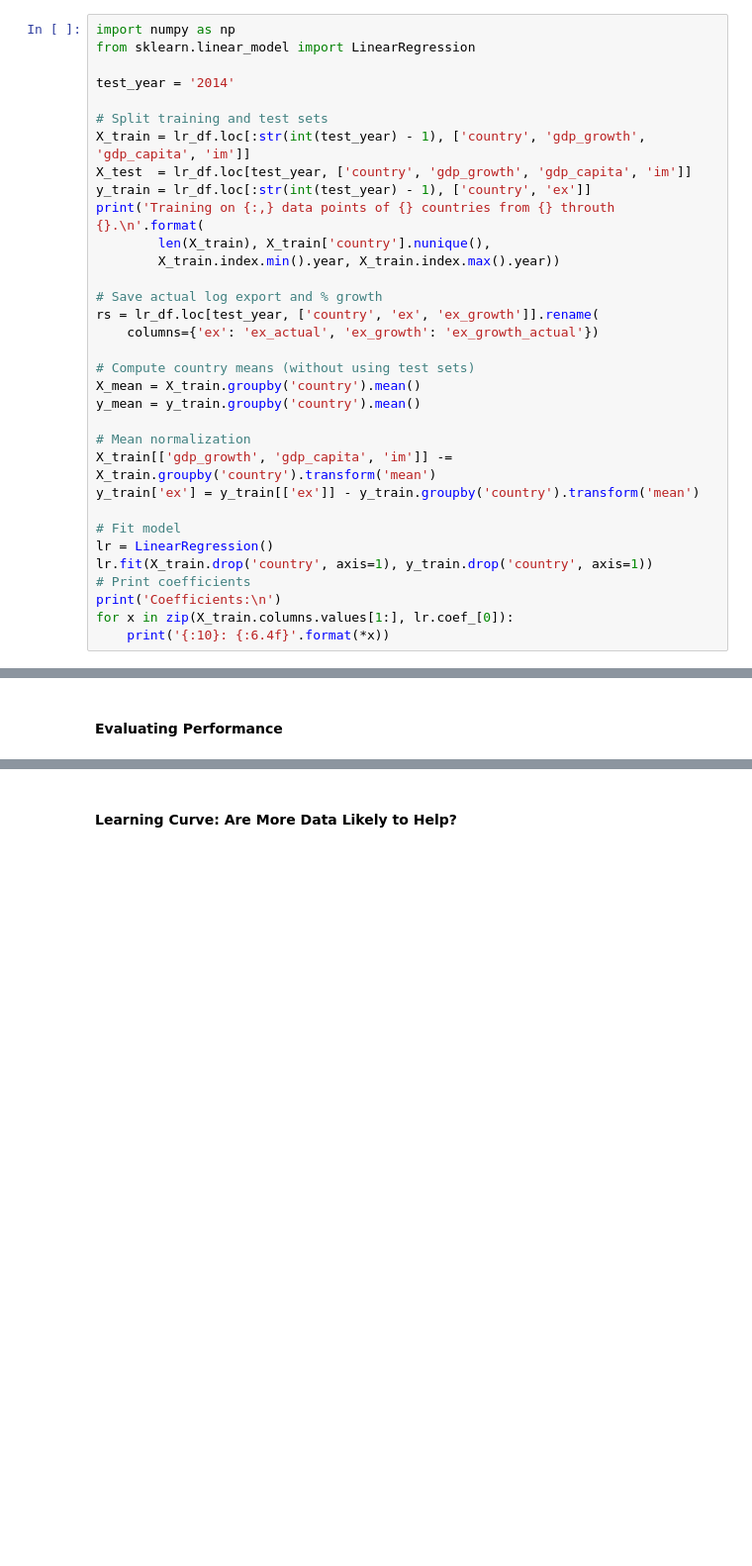
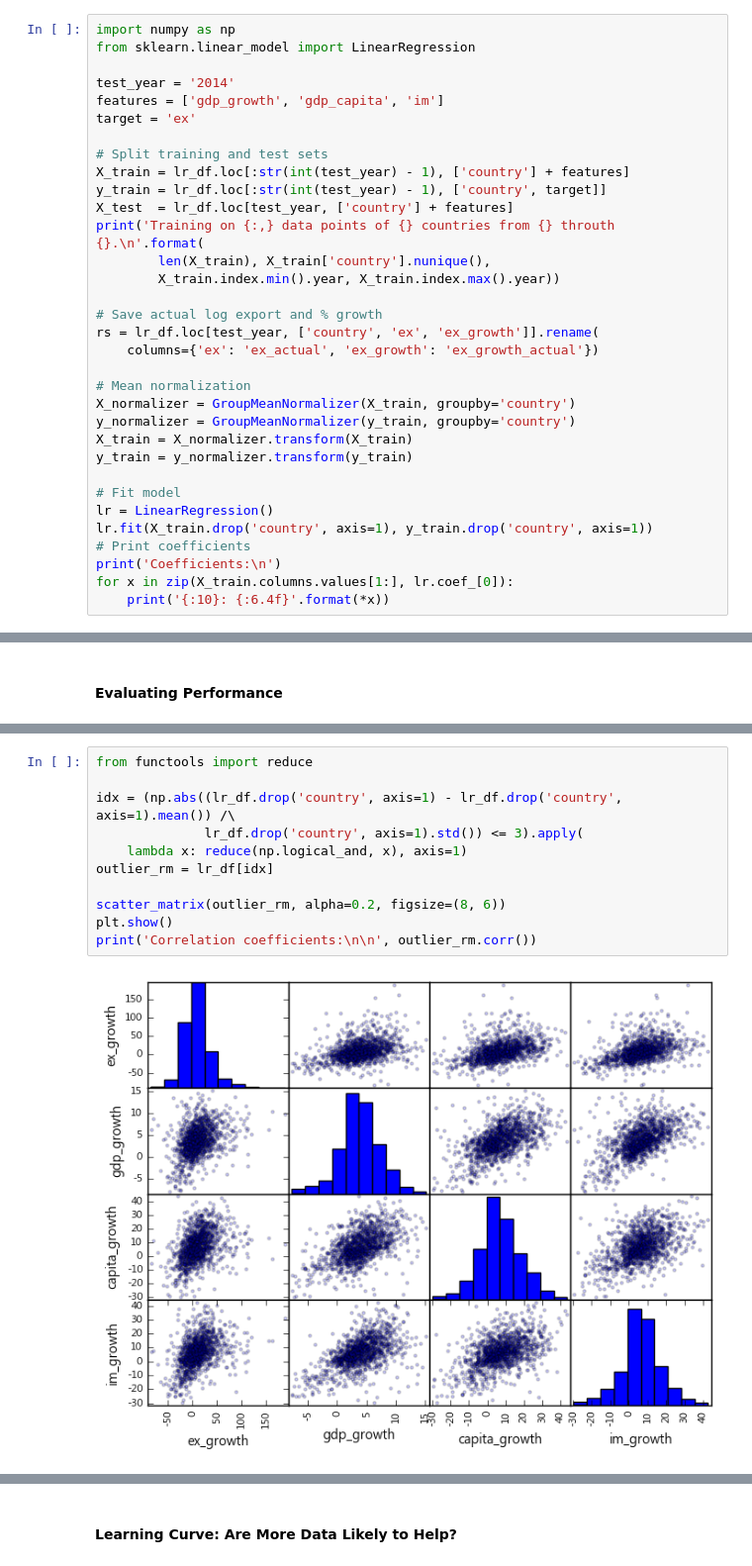
Before and after one commit to lincht/TradeModel, a Jupyter notebook: model/growth_pred.ipynb, the cells around one changed output, grey strips where cells are left out. Shown at 99% size. Saved outputs shown, nothing was run; the diff lists cells and outputs as text; blank space fills up the shorter version.

```diff
--- a/model/growth_pred.ipynb
+++ b/model/growth_pred.ipynb
@@ -46,11 +86,13 @@ import numpy as np
 from sklearn.linear_model import LinearRegression
 
 test_year = '2014'
+features = ['gdp_growth', 'gdp_capita', 'im']
+target = 'ex'
 
 # Split training and test sets
-X_train = lr_df.loc[:str(int(test_year) - 1), ['country', 'gdp_growth', 'gdp_capita', 'im']]
-X_test  = lr_df.loc[test_year, ['country', 'gdp_growth', 'gdp_capita', 'im']]
-y_train = lr_df.loc[:str(int(test_year) - 1), ['country', 'ex']]
+X_train = lr_df.loc[:str(int(test_year) - 1), ['country'] + features]
+y_train = lr_df.loc[:str(int(test_year) - 1), ['country', target]]
+X_test  = lr_df.loc[test_year, ['country'] + features]
 print('Training on {:,} data points of {} countries from {} throuth {}.\n'.format(
         len(X_train), X_train['country'].nunique(),
         X_train.index.min().year, X_train.index.max().year))
@@ -59,13 +101,11 @@ print('Training on {:,} data points of {} countries from {} throuth {}.\n'.forma
 rs = lr_df.loc[test_year, ['country', 'ex', 'ex_growth']].rename(
     columns={'ex': 'ex_actual', 'ex_growth': 'ex_growth_actual'})
 
-# Compute country means (without using test sets)
-X_mean = X_train.groupby('country').mean()
-y_mean = y_train.groupby('country').mean()
-
 # Mean normalization
-X_train[['gdp_growth', 'gdp_capita', 'im']] -= X_train.groupby('country').transform('mean')
-y_train['ex'] = y_train[['ex']] - y_train.groupby('country').transform('mean')
+X_normalizer = GroupMeanNormalizer(X_train, groupby='country')
+y_normalizer = GroupMeanNormalizer(y_train, groupby='country')
+X_train = X_normalizer.transform(X_train)
+y_train = y_normalizer.transform(y_train)
 
 # Fit model
 lr = LinearRegression()
@@ -172,0 +262,13 @@ plt.show()
+# %%
+from functools import reduce
+
+idx = (np.abs((lr_df.drop('country', axis=1) - lr_df.drop('country', axis=1).mean()) /\
+              lr_df.drop('country', axis=1).std()) <= 3).apply(
+    lambda x: reduce(np.logical_and, x), axis=1)
+outlier_rm = lr_df[idx]
+
+scatter_matrix(outlier_rm, alpha=0.2, figsize=(8, 6))
+plt.show()
+print('Correlation coefficients:\n\n', outlier_rm.corr())
+# %% [output]
+[figure, added]
```
Also changed, not shown: parts of 24 cells of this notebook.
